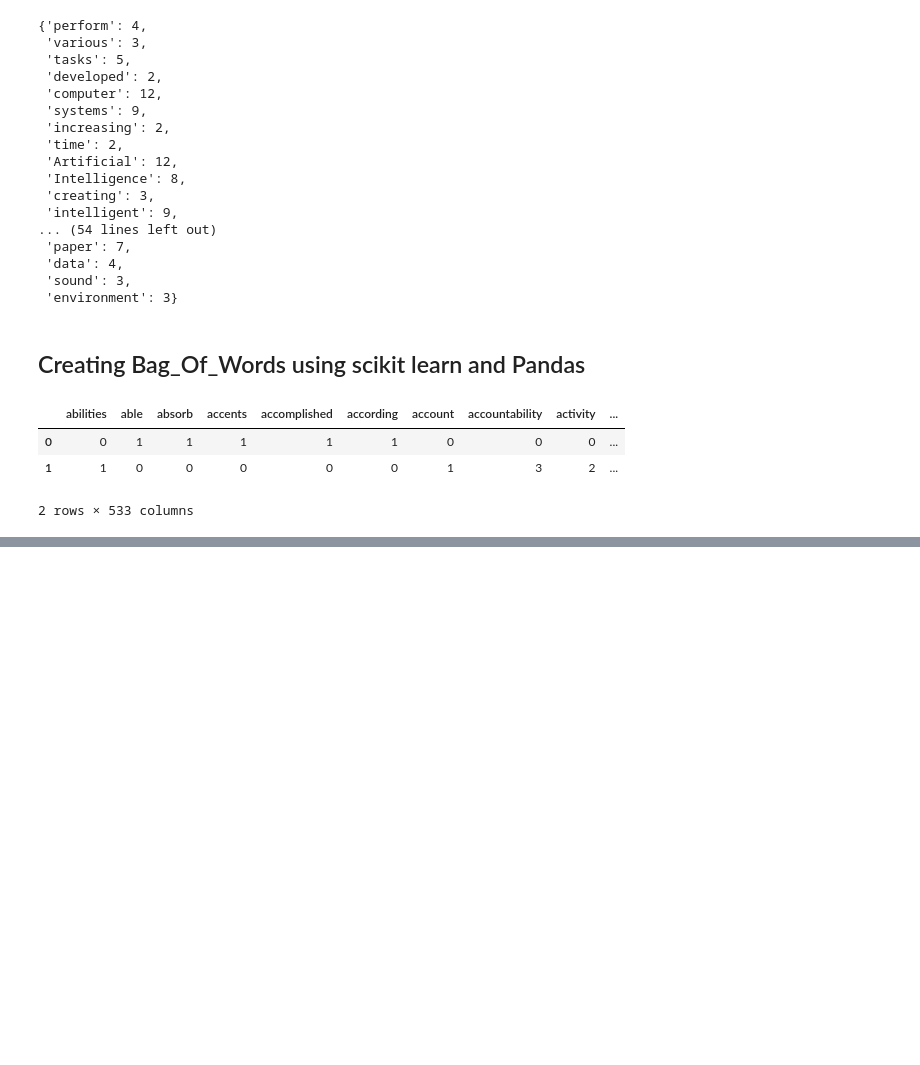
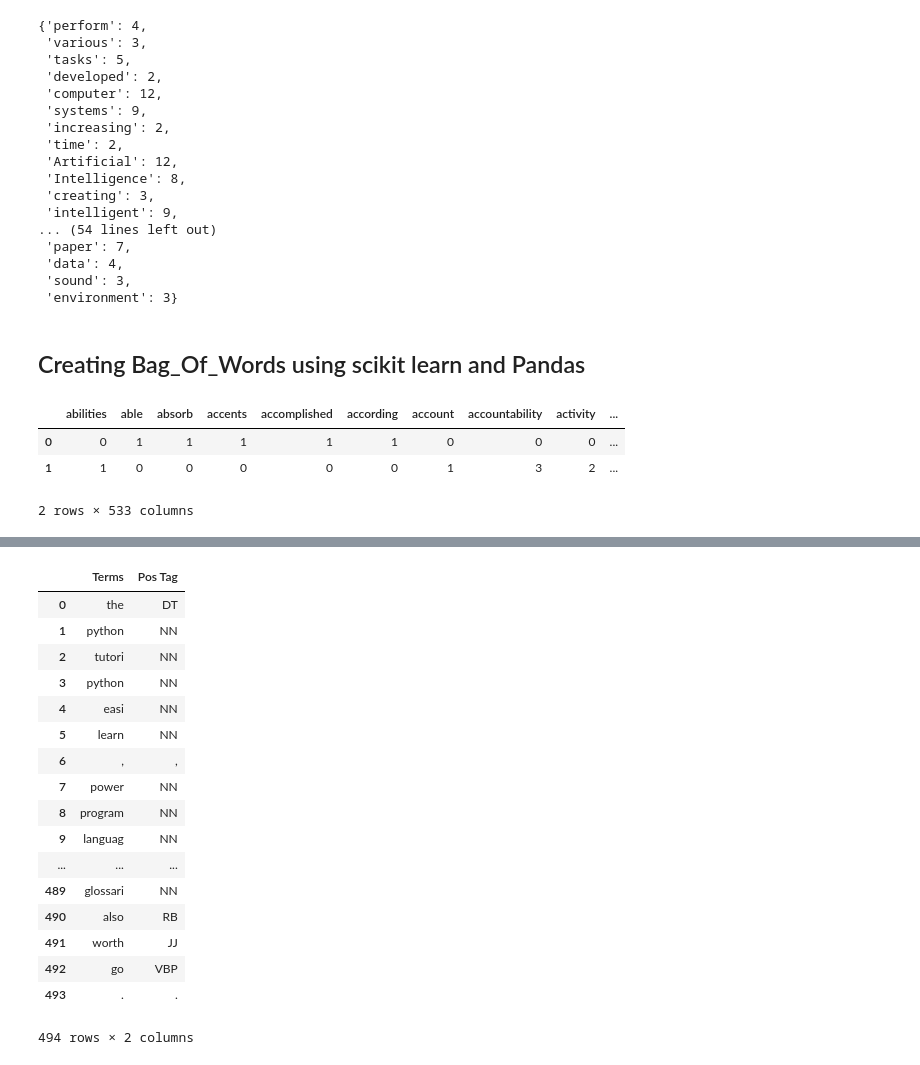
Before and after one commit to RithvikRS/Web-Mining-Lab, a Jupyter notebook: Web_Mining_Lab_Exercises.ipynb, the cells around one changed output, grey strips where cells are left out. Saved outputs shown, nothing was run; the diff lists cells and outputs as text; code cells hidden in the pictures; blank space fills up the shorter version.

```diff
--- a/Web_Mining_Lab_Exercises.ipynb
+++ b/Web_Mining_Lab_Exercises.ipynb
@@ -520,0 +714,34 @@ cv_dataframe.head(10)
+# %%
+# importing the file
+file4= open("final-index.txt", "rt")
+data6=file4.read()
+words6=data4.split()
+# %%
+# Tokenizing the file content
+words = word_tokenize(data6)
+# %%
+# pos tag the file content
+tagged = nltk.pos_tag(words)
+# %%
+import pandas as pd
+df = pd.DataFrame(tagged, columns =['Terms', 'Pos Tag'])
+df
+# %% [output]
+|  | Terms | Pos Tag |
+| 0 | the | DT |
+| 1 | python | NN |
+| 2 | tutori | NN |
+| 3 | python | NN |
+| 4 | easi | NN |
+| 5 | learn | NN |
+| 6 | , | , |
+| 7 | power | NN |
+| 8 | program | NN |
+| 9 | languag | NN |
+| ... | ... | ... |
+| 489 | glossari | NN |
+| 490 | also | RB |
+| 491 | worth | JJ |
+| 492 | go | VBP |
+| 493 | . | . |
+494 rows × 2 columns
```
Also changed, not shown: parts of 23 cells of this notebook, 3 other files.
